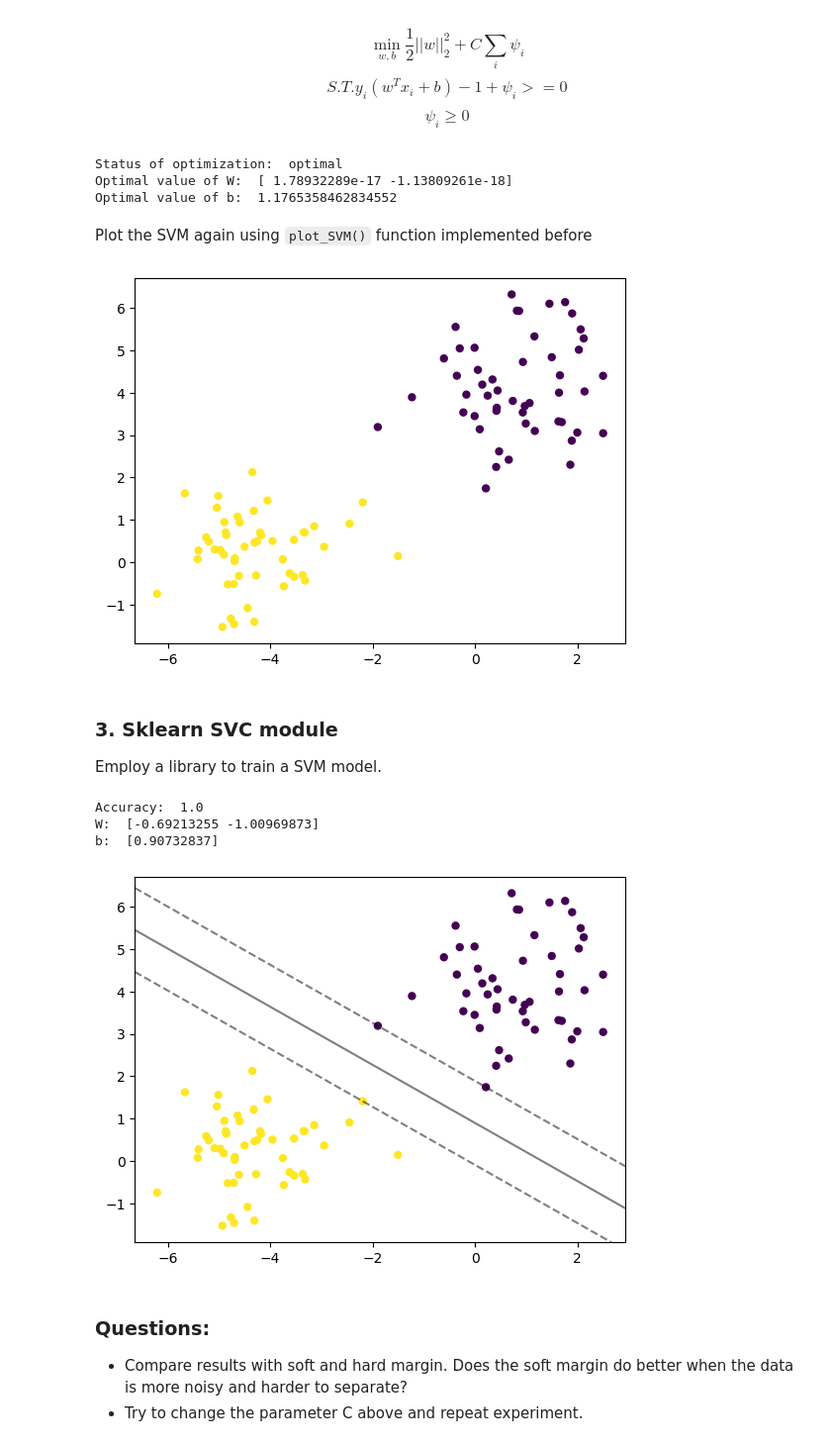
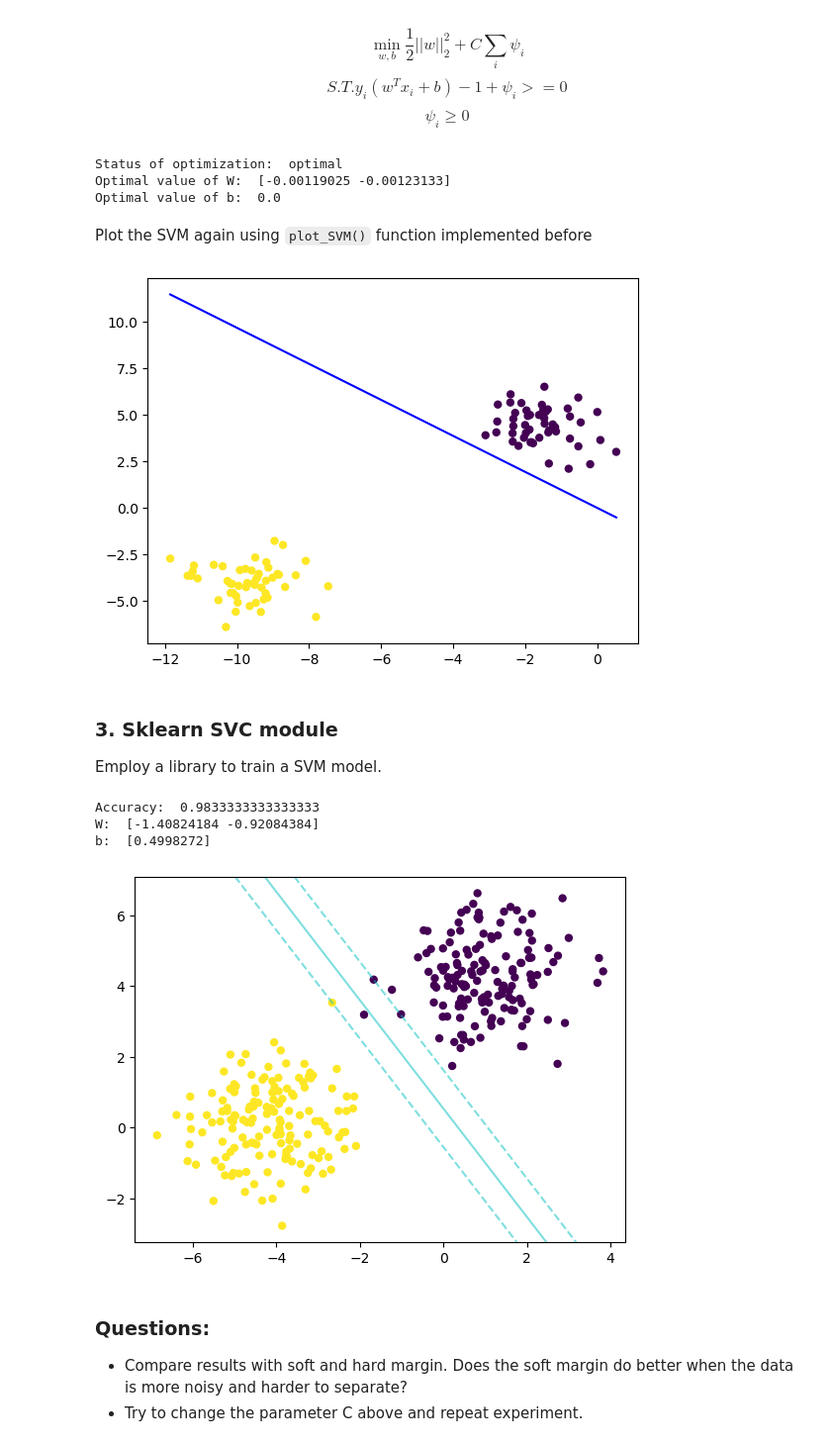
Before and after one commit to ZuxingGit/ISML, a Jupyter notebook: workshop/ISML_Workshop2.ipynb, the cells around one changed output. Shown at 99% size. Drawn from its saved outputs; the diff is of its cells as text; code cells hidden in the pictures.

```diff
--- a/workshop/ISML_Workshop2.ipynb
+++ b/workshop/ISML_Workshop2.ipynb
@@ -90,13 +90,14 @@ Optimal value of b:  -0.8330040884502412
 #### Having calculated W and b, you can now classify a new example x, write a function that classifies X
 # %%
 def classify(x):
+    print(x.shape, W.shape, b.shape)
     # W^T*X+b
     result = np.dot(W.value.T, x.T) + b.value
     return np.sign(result)
 
 # Test data, 2D test data points
 np.random.seed(3)
-X,y = make_blobs(n_samples=100, centers=2, n_features=2)
-x_test = np.array(X)
+X1,y1 = make_blobs(n_samples=100, centers=2, n_features=2)
+x_test = np.array(X1)
 classify(x_test)
 # %% [output]
@@ -114,8 +116,12 @@ array([ 1.,  1.,  1., -1.,  1., -1., -1.,  1.,  1., -1.,  1.,  1.,  1.,
 def plot_SVM(w, b, X = X):
     plt.scatter(X[:,0], X[:,1], marker='o', c=y, s=25)
     xp = np.linspace(min(X[:,0]), max(X[:,0]), 100)
-    # w0.xp + w1 yp + b = 0
-    yp = - (w[0]*xp + b)/w[1]
+    # print(xp)
+    # todo_5
+    w1, w2 = w[0].value, w[1].value
+    b = b.value
+    yp = (-w1/w2)*xp - b/w2
+    plt.plot(xp, yp, '-b')
     plt.show()
 
 # Visualization
@@ -157,8 +163,8 @@ print("Optimal value of b: ", b.value)
 # print("Dual value for the second constraint: " , constraints[1].dual_value) # second constraint is available for soft-aorgin svm
 # %% [output]
 Status of optimization:  optimal
-Optimal value of W:  [ 1.78932289e-17 -1.13809261e-18]
-Optimal value of b:  1.1765358462834552
+Optimal value of W:  [-0.00119025 -0.00123133]
+Optimal value of b:  0.0
 # %% [markdown]
 Plot the SVM again using `plot_SVM()` function implemented before
 # %%
@@ -166,7 +172,7 @@ Plot the SVM again using `plot_SVM()` function implemented before
 
 plot_SVM(W,b)
 # %% [output]
-[figure, old version]
+[figure, new version]
 # %% [markdown]
 ### 3. Sklearn SVC module
 Employ a library to train a SVM model.
@@ -174,7 +180,7 @@ Employ a library to train a SVM model.
 from sklearn import svm
 
 np.random.seed(3)
-X,y = make_blobs(n_samples=100, centers=2, n_features=2)
+X,y = make_blobs(n_samples=300, centers=2, n_features=2)
 y[y==0] = -1
 
 # todo_9: Split the data into training and testing data train:test = 80:20
@@ -190,38 +196,38 @@ y_pred = model.predict(x_test)
 accuracy = np.mean(y_pred == y_test)
 print("Accuracy: ", accuracy)
 
 # todo_13: show your SVC model's parameter, i.e. W and b
 W = model.coef_[0]
 b = model.intercept_
 print("W: ", W)
 print("b: ", b)
 
 # Visulization
 def plot_SVM(W, b):
     import matplotlib.pyplot as plt
     plt.scatter(X[:,0], X[:,1], marker='o', c=y, s=25)
     ax = plt.gca()
     xlim = ax.get_xlim()
     ylim = ax.get_ylim()
 
     xx = np.linspace(xlim[0], xlim[1], 30)
     yy = np.linspace(ylim[0], ylim[1], 30)
     YY, XX = np.meshgrid(yy, xx)
     xy = np.vstack([XX.ravel(), YY.ravel()]).T
     Z = np.dot(xy, W) + b
     Z = Z.reshape(XX.shape)
 
-    ax.contour(XX, YY, Z, colors='k', levels=[-1, 0, 1], alpha=0.5,
+    ax.contour(XX, YY, Z, colors='c', levels=[-1, 0, 1], alpha=0.5,
                linestyles=['--', '-', '--'])
 
     plt.show()
 
 plot_SVM(W, b)
 # %% [output]
-Accuracy:  1.0
-W:  [-0.69213255 -1.00969873]
-b:  [0.90732837]
+Accuracy:  0.9833333333333333
+W:  [-1.40824184 -0.92084384]
+b:  [0.4998272]
-[figure, old version]
+[figure, new version]
 # %% [markdown]
 ### Questions:
 - Compare results with soft and hard margin. Does the soft margin do better when the data is more noisy and harder to separate?
```
Also changed, not shown: parts of 2 cells of this notebook.
